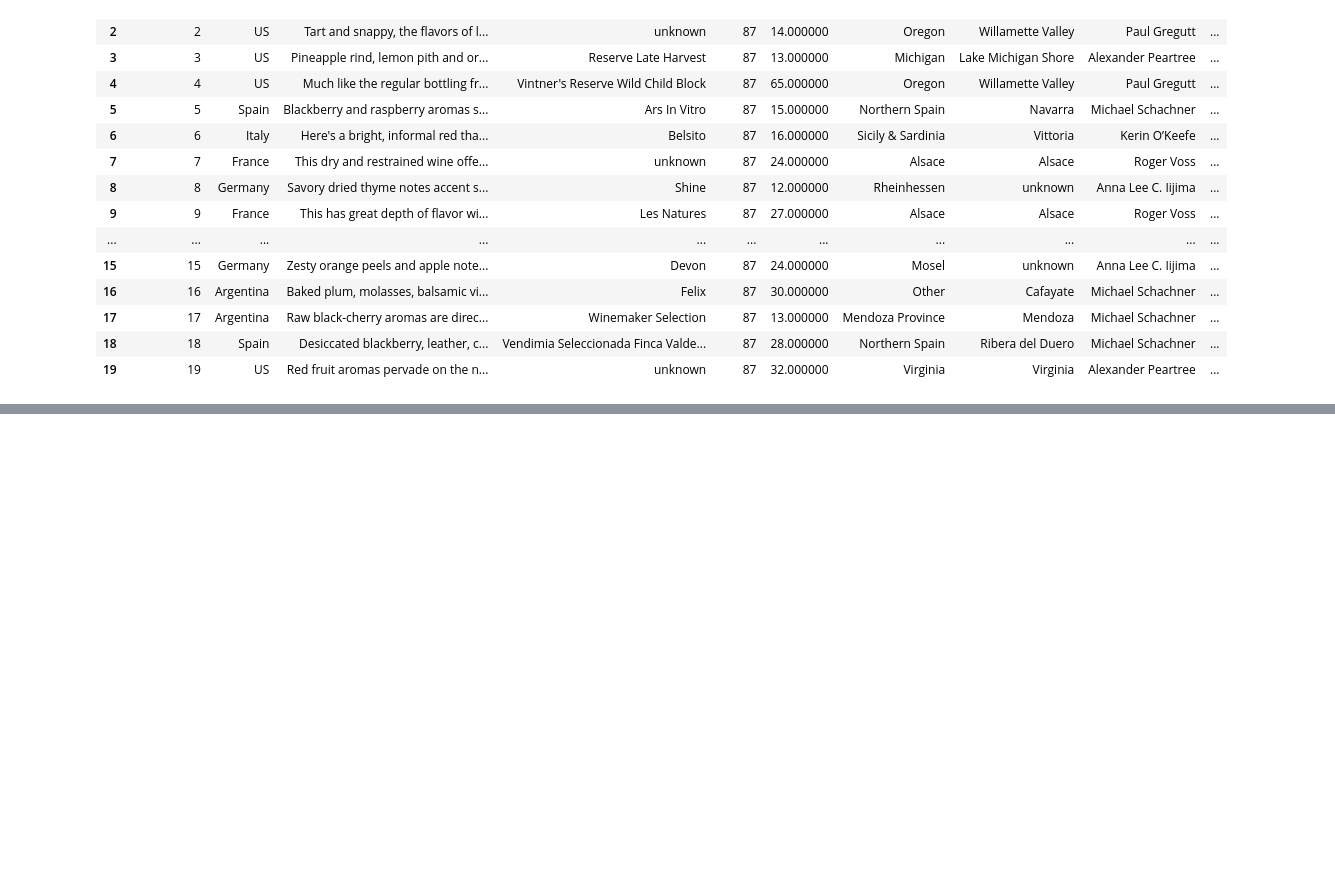
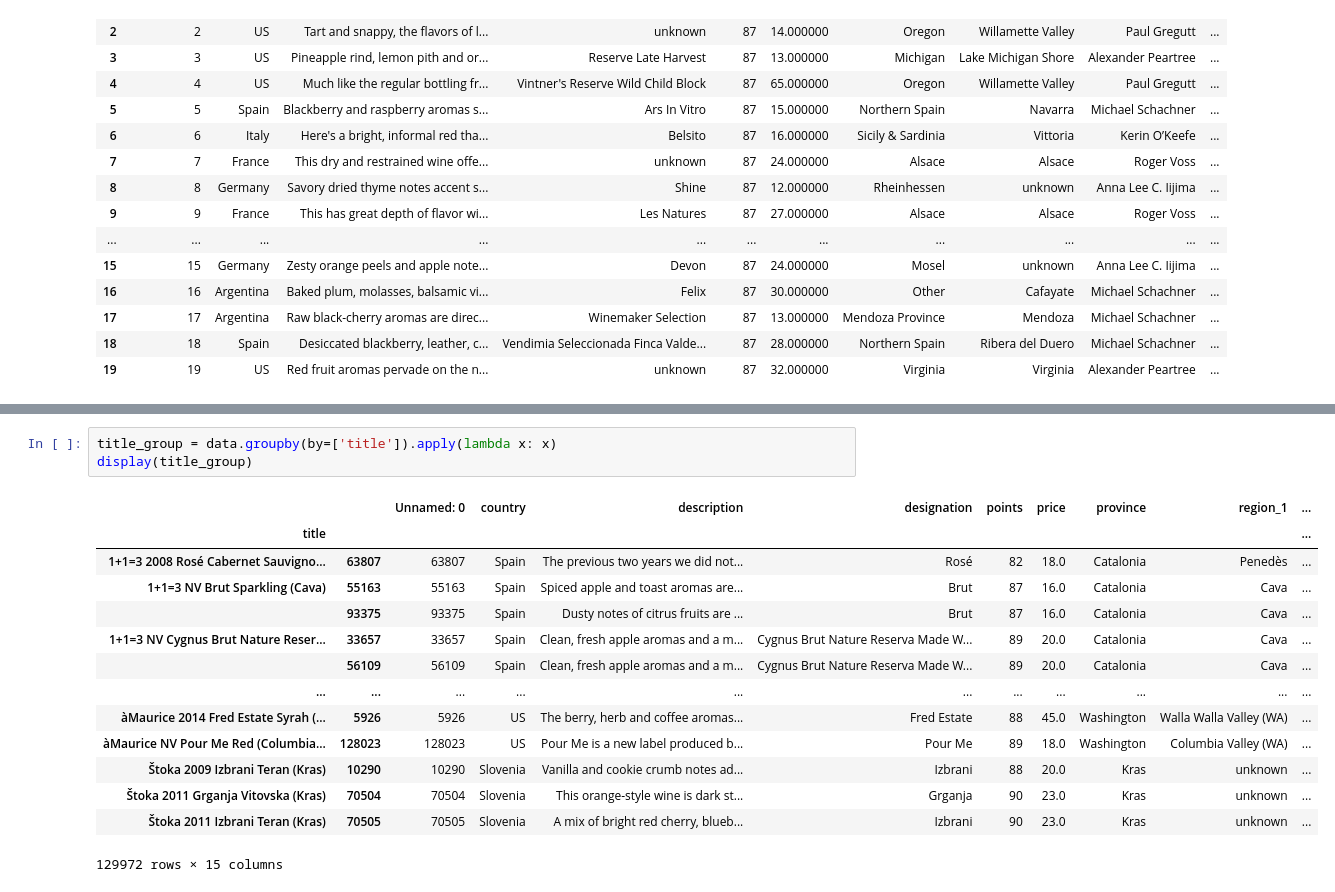
Before and after one commit to ivajazz/EDA_3, a Jupyter notebook: EDA_3_2.ipynb, the cells around one changed output, grey strips where cells are left out. Drawn from its saved outputs; the diff is of its cells as text; blank space fills up the shorter version.

```diff
--- a/EDA_3_2.ipynb
+++ b/EDA_3_2.ipynb
@@ -58,0 +83,18 @@ data.head(20)
+# %%
+title_group = data.groupby(by=['title']).apply(lambda x: x)
+display(title_group)
+# %% [output]
+|  |  | Unnamed: 0 | country | description | designation | points | price | province | region_1 | ... |
+| title |  |  |  |  |  |  |  |  |  | ... |
+| 1+1=3 2008 Rosé Cabernet Sauvigno... | 63807 | 63807 | Spain | The previous two years we did not... | Rosé | 82 | 18.0 | Catalonia | Penedès | ... |
+| 1+1=3 NV Brut Sparkling (Cava) | 55163 | 55163 | Spain | Spiced apple and toast aromas are... | Brut | 87 | 16.0 | Catalonia | Cava | ... |
+|  | 93375 | 93375 | Spain | Dusty notes of citrus fruits are ... | Brut | 87 | 16.0 | Catalonia | Cava | ... |
+| 1+1=3 NV Cygnus Brut Nature Reser... | 33657 | 33657 | Spain | Clean, fresh apple aromas and a m... | Cygnus Brut Nature Reserva Made W... | 89 | 20.0 | Catalonia | Cava | ... |
+|  | 56109 | 56109 | Spain | Clean, fresh apple aromas and a m... | Cygnus Brut Nature Reserva Made W... | 89 | 20.0 | Catalonia | Cava | ... |
+| ... | ... | ... | ... | ... | ... | ... | ... | ... | ... | ... |
+| àMaurice 2014 Fred Estate Syrah (... | 5926 | 5926 | US | The berry, herb and coffee aromas... | Fred Estate | 88 | 45.0 | Washington | Walla Walla Valley (WA) | ... |
+| àMaurice NV Pour Me Red (Columbia... | 128023 | 128023 | US | Pour Me is a new label produced b... | Pour Me | 89 | 18.0 | Washington | Columbia Valley (WA) | ... |
+| Štoka 2009 Izbrani Teran (Kras) | 10290 | 10290 | Slovenia | Vanilla and cookie crumb notes ad... | Izbrani | 88 | 20.0 | Kras | unknown | ... |
+| Štoka 2011 Grganja Vitovska (Kras) | 70504 | 70504 | Slovenia | This orange-style wine is dark st... | Grganja | 90 | 23.0 | Kras | unknown | ... |
+| Štoka 2011 Izbrani Teran (Kras) | 70505 | 70505 | Slovenia | A mix of bright red cherry, blueb... | Izbrani | 90 | 23.0 | Kras | unknown | ... |
+129972 rows × 15 columns
```
Also changed, not shown: parts of 2 cells of this notebook.
